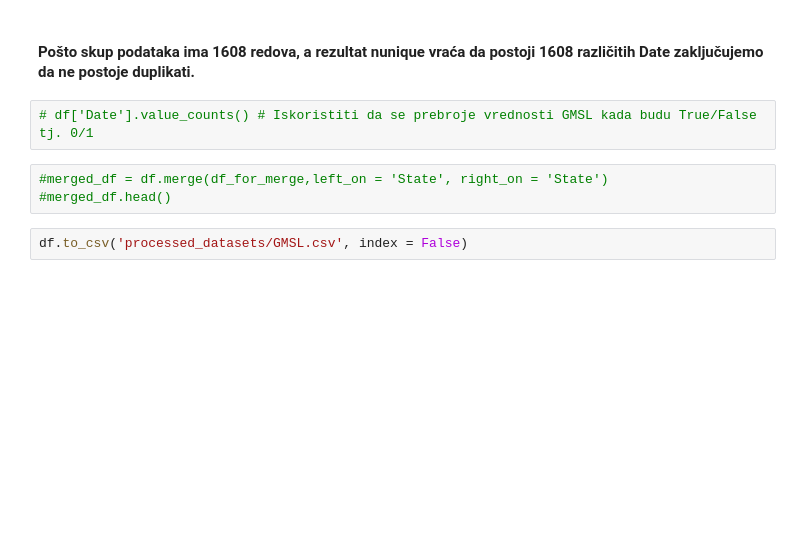
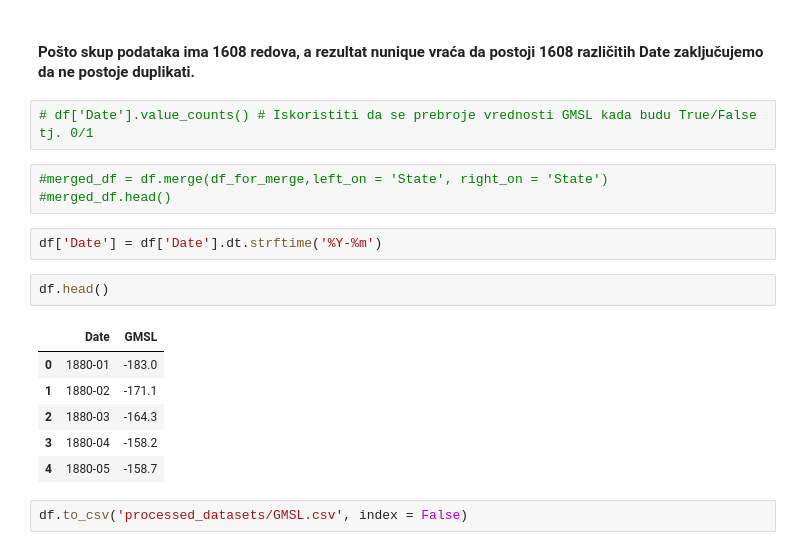
Before and after one commit to MAS-3S/SIAP-Analysis-Prediction-GMSL, a Jupyter notebook: implementation/sea_level_rise.ipynb, the cells around one changed output. Saved outputs shown, nothing was run; the diff lists cells and outputs as text; blank space fills up the shorter version.

```diff
--- a/implementation/sea_level_rise.ipynb
+++ b/implementation/sea_level_rise.ipynb
@@ -128,5 +128,16 @@ dtype: int64
 # %%
 #merged_df = df.merge(df_for_merge,left_on = 'State', right_on = 'State')
 #merged_df.head()
+# %%
+df['Date'] = df['Date'].dt.strftime('%Y-%m')
+# %%
+df.head()
+# %% [output]
+|  | Date | GMSL |
+| 0 | 1880-01 | -183.0 |
+| 1 | 1880-02 | -171.1 |
+| 2 | 1880-03 | -164.3 |
+| 3 | 1880-04 | -158.2 |
+| 4 | 1880-05 | -158.7 |
 # %%
 df.to_csv('processed_datasets/GMSL.csv', index = False)
```
Also changed, not shown: 7 other files.
